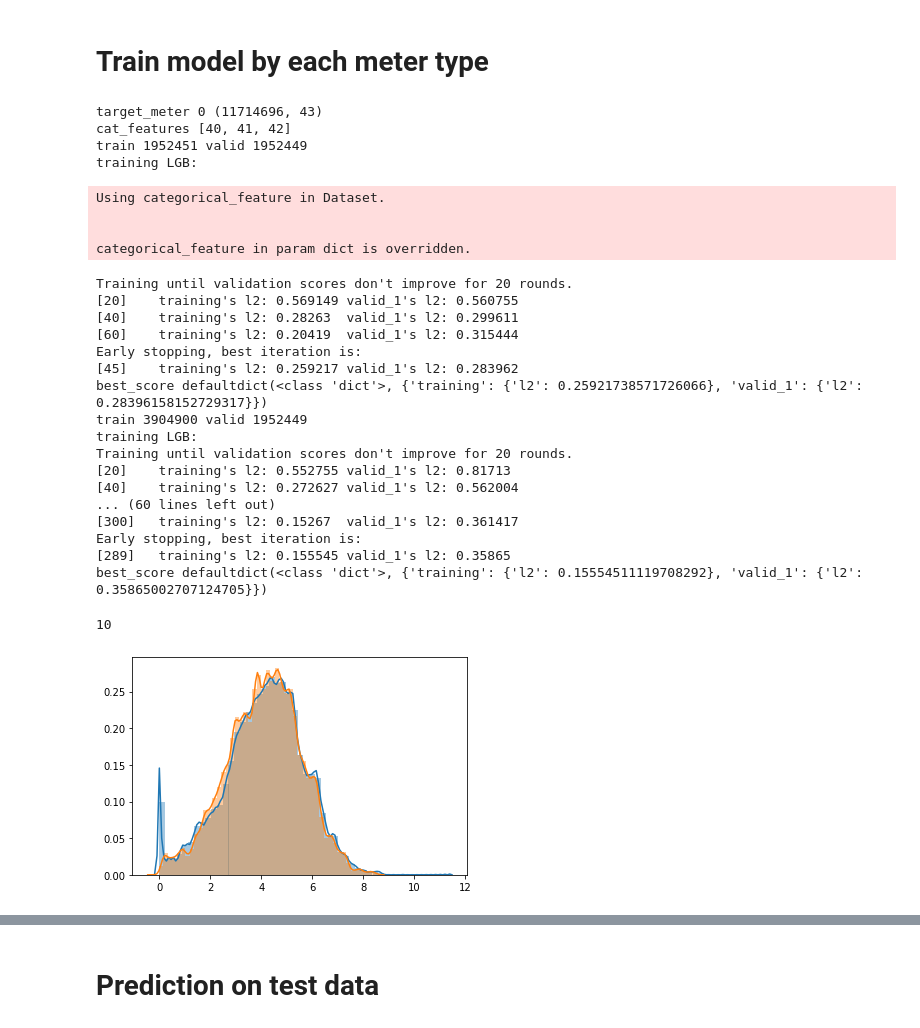
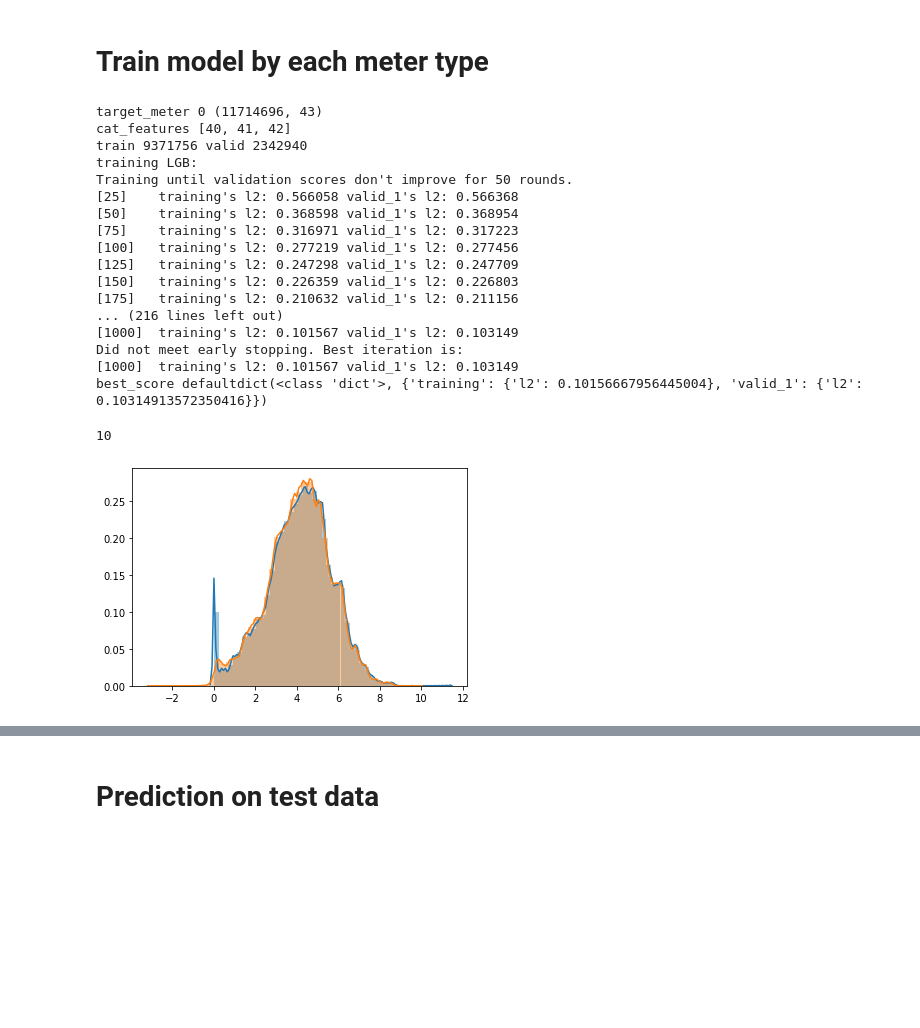
Before and after one commit to OleksiiYeromenko/ashrae-energy-prediction, a Jupyter notebook: models/ashrae-training-lgbm-by-meter-type.ipynb, the cells around one changed output, grey strips where cells are left out. Drawn from its saved outputs; the diff is of its cells as text; code cells hidden in the pictures; blank space fills up the shorter version.

Commit message:
kf=5, shuffle=True. Score =1.14

```diff
--- a/models/ashrae-training-lgbm-by-meter-type.ipynb
+++ b/models/ashrae-training-lgbm-by-meter-type.ipynb
@@ -591,8 +596,8 @@ def fit_lgbm(train, val, devices=(-1,), seed=None, cat_features=None, num_rounds
 
     params['seed'] = seed
 
-    early_stop = 20
-    verbose_eval = 20
+    early_stop = 50
+    verbose_eval = 25
 
     d_train = lgb.Dataset(X_train, label=y_train, categorical_feature=cat_features)
     d_valid = lgb.Dataset(X_valid, label=y_valid, categorical_feature=cat_features)
@@ -616,7 +621,7 @@ def fit_lgbm(train, val, devices=(-1,), seed=None, cat_features=None, num_rounds
 # %%
 folds = 5
 seed = 666
-shuffle = False
+shuffle = True
 kf = KFold(n_splits=folds, shuffle=shuffle, random_state=seed)
 tscv = TimeSeriesSplit(n_splits=folds)
 # %% [markdown]
@@ -630,58 +635,50 @@ for i in X_train[feature_cols].columns:
     X_train[i] = rank_gauss(X_train[i].values)
 
 gc.collect()
 print('target_meter', target_meter, X_train.shape)
 
 cat_features = [X_train.columns.get_loc(cat_col) for cat_col in category_cols]
 print('cat_features', cat_features)
 
 models0 = []
-for train_idx, valid_idx in tscv.split(X_train, y_train):
+for train_idx, valid_idx in kf.split(X_train, y_train):
     train_data = X_train.iloc[train_idx,:], y_train[train_idx]
     valid_data = X_train.iloc[valid_idx,:], y_train[valid_idx]
 
     print('train', len(train_idx), 'valid', len(valid_idx))
 #     model, y_pred_valid, log = fit_cb(train_data, valid_data, cat_features=cat_features, devices=[0,])
     model, y_pred_valid, log = fit_lgbm(train_data, valid_data, cat_features=category_cols,
                                         num_rounds=1000, lr=0.05, bf=0.7)
     y_valid_pred_total[valid_idx] = y_pred_valid
     models0.append(model)
     gc.collect()
     if debug:
         break
 
 sns.distplot(y_train)
 sns.distplot(y_valid_pred_total)
 del X_train, y_train
 gc.collect()
 # %% [output]
 target_meter 0 (11714696, 43)
 cat_features [40, 41, 42]
-train 1952451 valid 1952449
+train 9371756 valid 2342940
 training LGB:
+Training until validation scores don't improve for 50 rounds.
+[25]    training's l2: 0.566058 valid_1's l2: 0.566368
+[50]    training's l2: 0.368598 valid_1's l2: 0.368954
+[75]    training's l2: 0.316971 valid_1's l2: 0.317223
+[100]   training's l2: 0.277219 valid_1's l2: 0.277456
+[125]   training's l2: 0.247298 valid_1's l2: 0.247709
+[150]   training's l2: 0.226359 valid_1's l2: 0.226803
+[175]   training's l2: 0.210632 valid_1's l2: 0.211156
+... (216 lines left out)
+[1000]  training's l2: 0.101567 valid_1's l2: 0.103149
+Did not meet early stopping. Best iteration is:
+[1000]  training's l2: 0.101567 valid_1's l2: 0.103149
+best_score defaultdict(<class 'dict'>, {'training': {'l2': 0.10156667956445004}, 'valid_1': {'l2': 0.10314913572350416}})
-Using categorical_feature in Dataset.
-
-
-categorical_feature in param dict is overridden.
+10
-Training until validation scores don't improve for 20 rounds.
-[20]    training's l2: 0.569149 valid_1's l2: 0.560755
-[40]    training's l2: 0.28263  valid_1's l2: 0.299611
-[60]    training's l2: 0.20419  valid_1's l2: 0.315444
-Early stopping, best iteration is:
-[45]    training's l2: 0.259217 valid_1's l2: 0.283962
-best_score defaultdict(<class 'dict'>, {'training': {'l2': 0.25921738571726066}, 'valid_1': {'l2': 0.28396158152729317}})
-train 3904900 valid 1952449
-training LGB:
-Training until validation scores don't improve for 20 rounds.
-[20]    training's l2: 0.552755 valid_1's l2: 0.81713
-[40]    training's l2: 0.272627 valid_1's l2: 0.562004
-... (60 lines left out)
-[300]   training's l2: 0.15267  valid_1's l2: 0.361417
-Early stopping, best iteration is:
-[289]   training's l2: 0.155545 valid_1's l2: 0.35865
-best_score defaultdict(<class 'dict'>, {'training': {'l2': 0.15554511119708292}, 'valid_1': {'l2': 0.35865002707124705}})
-10
-[figure, old version]
+[figure, new version]
 # %%
 def plot_feature_importance(model):
     importance_df = pd.DataFrame(model.feature_importance(),
```
Also changed, not shown: parts of 21 cells of this notebook.
